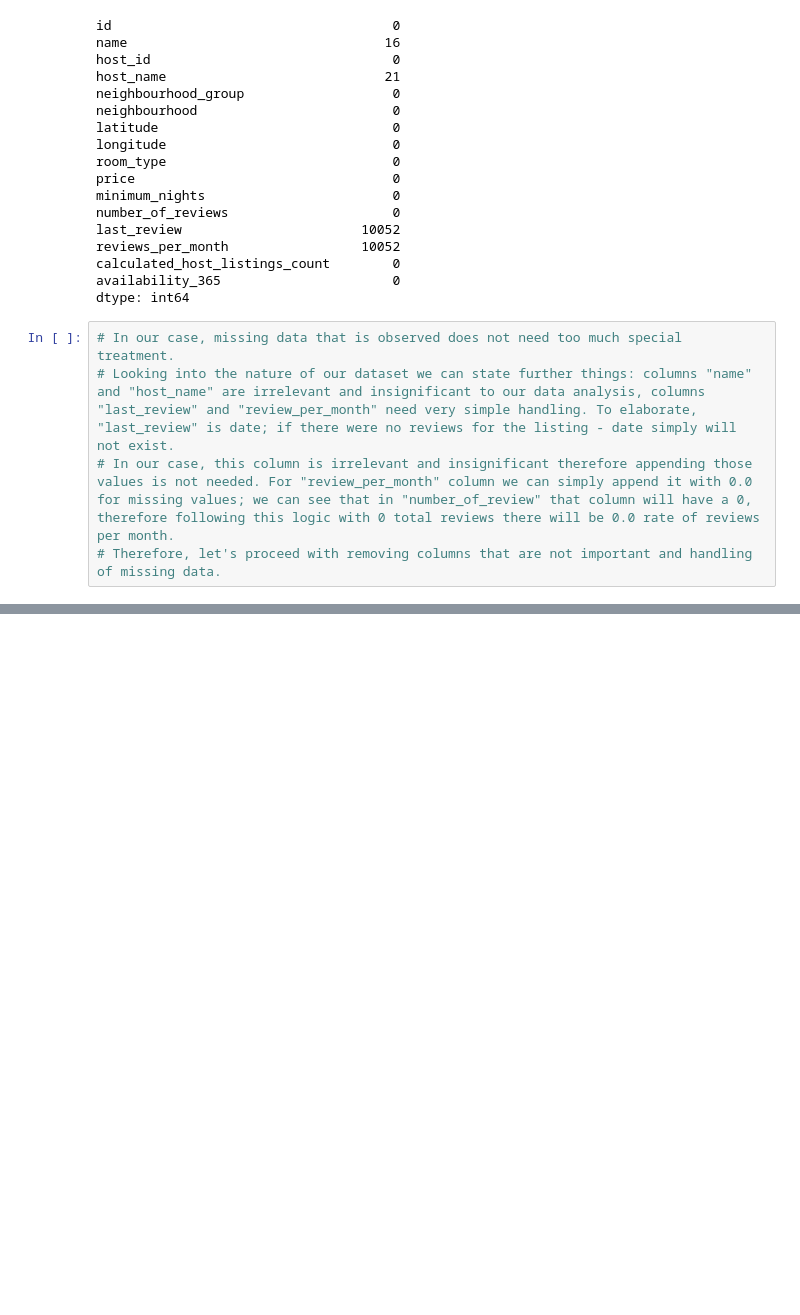
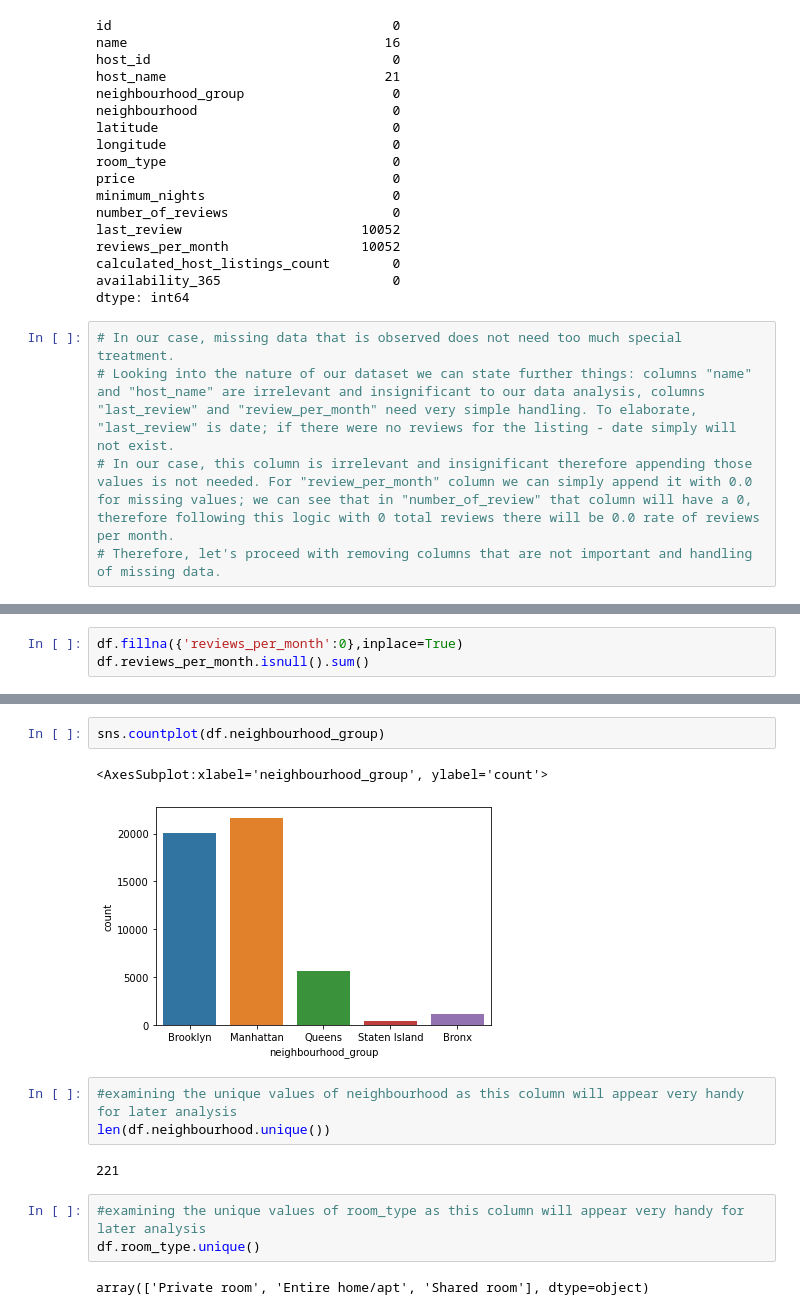
Before and after one commit to Shivanshu04/Datavisualisation, a Jupyter notebook: Airnbn_eda/airbnb.ipynb, the cells around one changed output, grey strips where cells are left out. Saved outputs shown, nothing was run; the diff lists cells and outputs as text; blank space fills up the shorter version.

```diff
--- a/Airnbn_eda/airbnb.ipynb
+++ b/Airnbn_eda/airbnb.ipynb
@@ -162,0 +152,3 @@ df.head()
+# %%
+df.fillna({'reviews_per_month':0},inplace=True)
+df.reviews_per_month.isnull().sum()
@@ -162,0 +191,15 @@ df.head()
+# %%
+sns.countplot(df.neighbourhood_group)
+# %% [output]
+<AxesSubplot:xlabel='neighbourhood_group', ylabel='count'>
+[figure, added]
+# %%
+#examining the unique values of neighbourhood as this column will appear very handy for later analysis
+len(df.neighbourhood.unique())
+# %% [output]
+221
+# %%
+#examining the unique values of room_type as this column will appear very handy for later analysis
+df.room_type.unique()
+# %% [output]
+array(['Private room', 'Entire home/apt', 'Shared room'], dtype=object)
```
Also changed, not shown: parts of 9 cells of this notebook.
